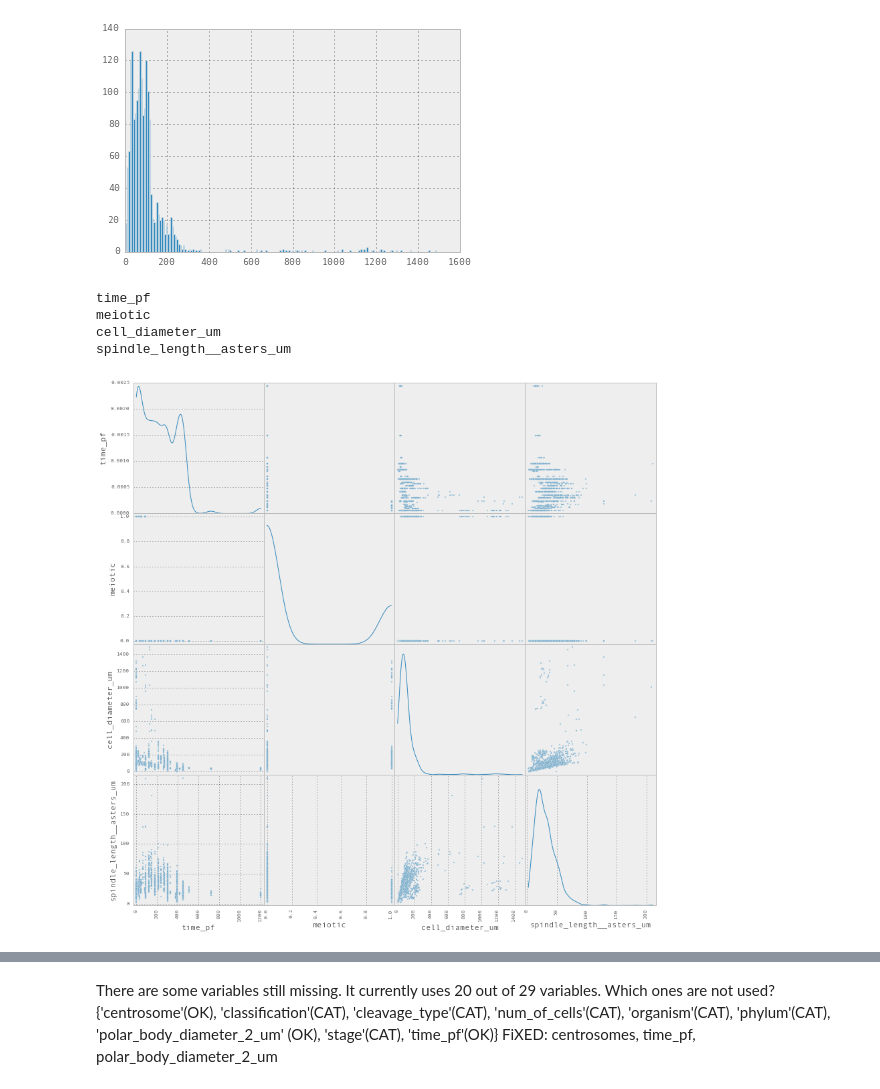
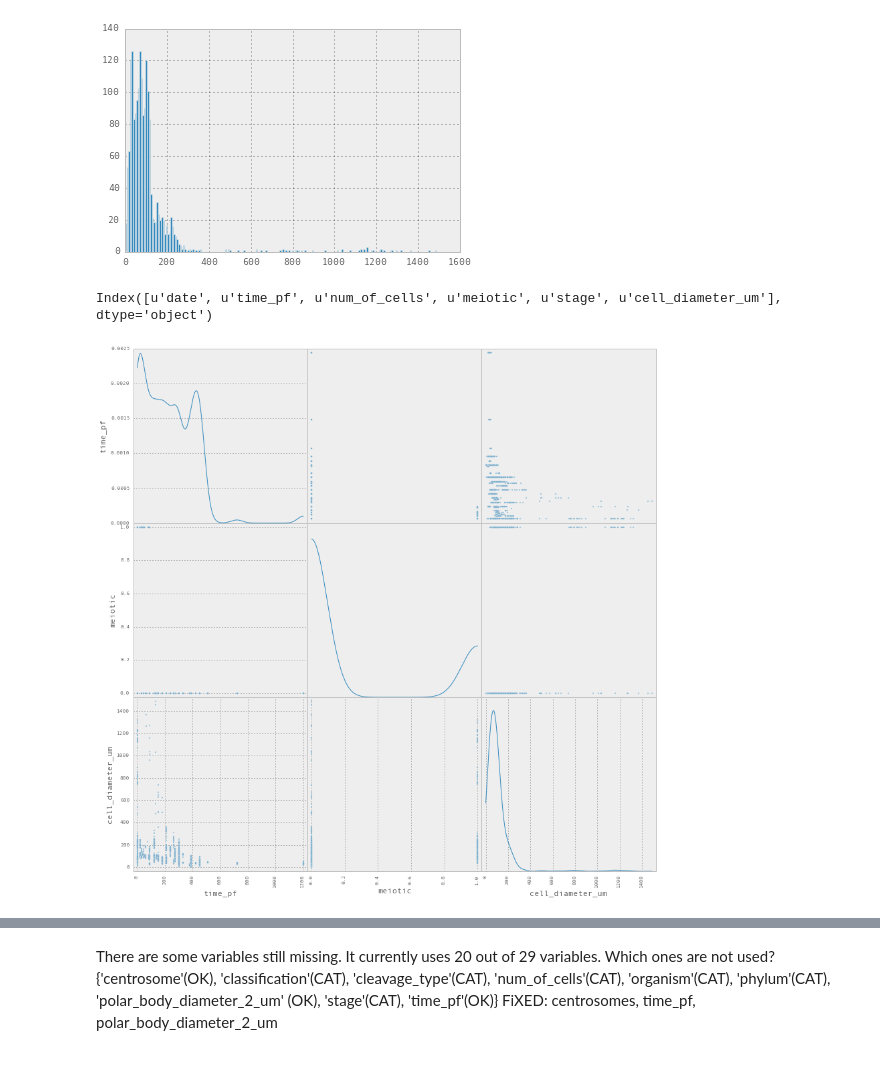
Before and after one commit to emmaggie/SPINDLE_ZOO, a Jupyter notebook: SEPTEMBER_2014/Marina_September_spindle_zoo.ipynb, the cells around one changed output, grey strips where cells are left out. Cells and saved outputs as stored; diff of their text form; code cells hidden in the pictures.

Commit message:
dates and additional numericals

```diff
--- a/SEPTEMBER_2014/Marina_September_spindle_zoo.ipynb
+++ b/SEPTEMBER_2014/Marina_September_spindle_zoo.ipynb
@@ -621,20 +702,20 @@ plt
 from pandas.tools.plotting import scatter_matrix
 # %%
 #?scatter_matrix
+# %%
+df3.iloc[:,0:6].columns
+# %% [output]
+Index([u'date', u'time_pf', u'num_of_cells', u'meiotic', u'stage', u'cell_diameter_um'], dtype='object')
 # %%
 scat1 = scatter_matrix(df3.iloc[:,0:6], figsize = (14,14), diagonal = 'kde')
-s=scat1[0,0]
-s.yaxis.label.get_text()
-for i in range(4):
-    s = scat1[i,0]
-    print s.yaxis.label.get_text()
+#s=scat1[0,0]
+#s.yaxis.label.get_text()
+#for i in range(4):
+ #   s = scat1[i,0]
+  #  print s.yaxis.label.get_text()
 #scat1.view()
 # %% [output]
-time_pf
-meiotic
-cell_diameter_um
-spindle_length__asters_um
-[figure, old version]
+[figure, new version]
 # %%
 scat = scatter_matrix(df3, figsize = (70,70), diagonal = 'kde')
 plt.savefig('my_plot.eps')
```
Also changed, not shown: parts of 35 cells of this notebook, 1 other file.
